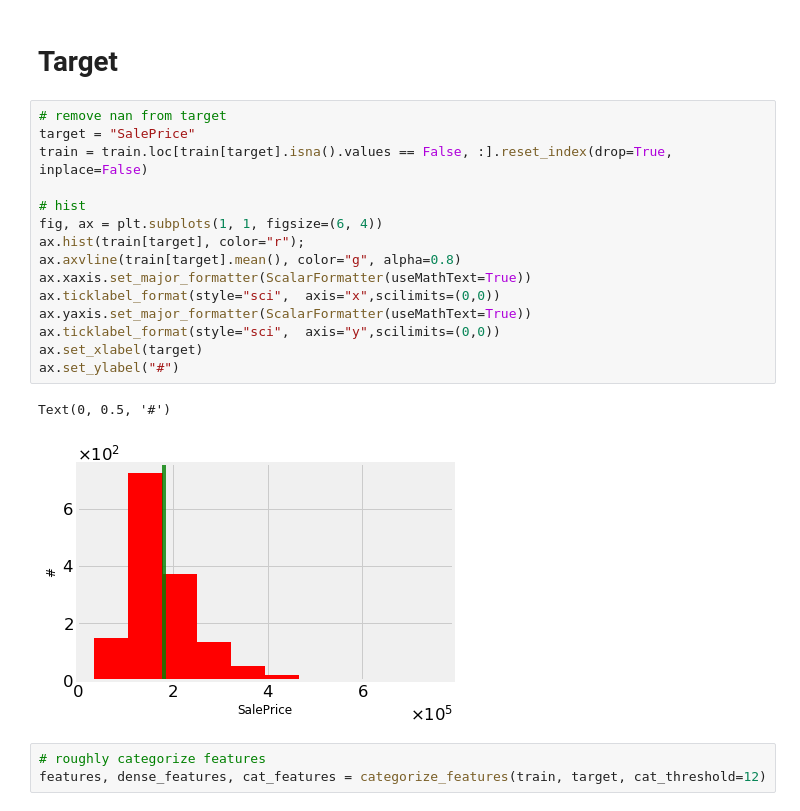
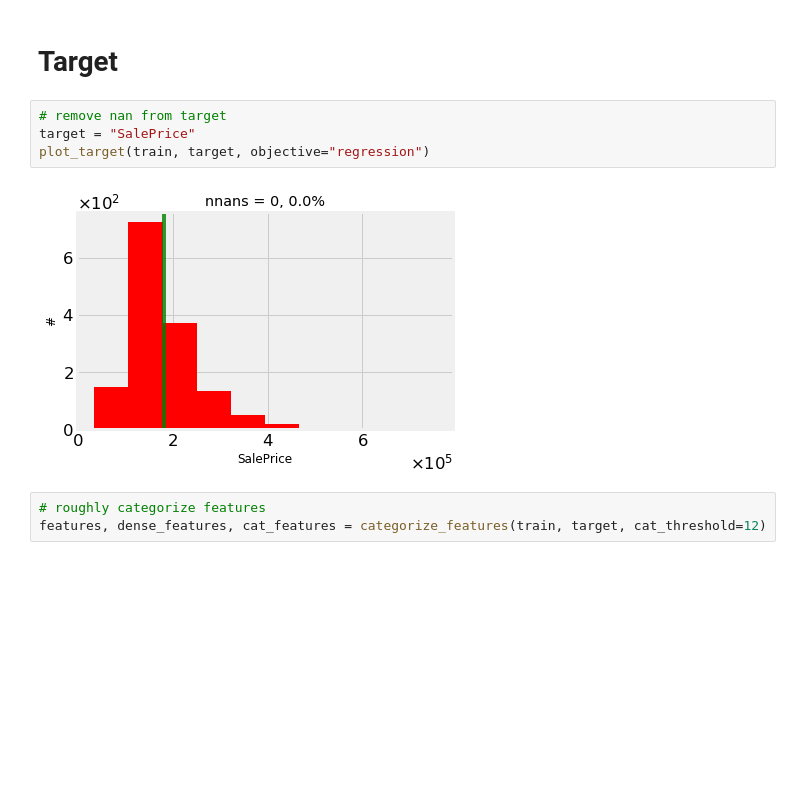
Before and after one commit to katsu1110/DataScienceComp, a Jupyter notebook: EDA_houseprice.ipynb, the cells around one changed output. Drawn from its saved outputs; the diff is of its cells as text; blank space fills up the shorter version.

```diff
--- a/EDA_houseprice.ipynb
+++ b/EDA_houseprice.ipynb
@@ -167,24 +167,12 @@ dtypes: float64(3), int64(35), object(43)
 memory usage: 924.0+ KB
 # %% [markdown]
 # Target
-# %%
-# remove nan from target
-target = "SalePrice"
-train = train.loc[train[target].isna().values == False, :].reset_index(drop=True, inplace=False)
-
-# hist
-fig, ax = plt.subplots(1, 1, figsize=(6, 4))
-ax.hist(train[target], color="r");
-ax.axvline(train[target].mean(), color="g", alpha=0.8)
-ax.xaxis.set_major_formatter(ScalarFormatter(useMathText=True))
-ax.ticklabel_format(style="sci",  axis="x",scilimits=(0,0))
-ax.yaxis.set_major_formatter(ScalarFormatter(useMathText=True))
-ax.ticklabel_format(style="sci",  axis="y",scilimits=(0,0))
-ax.set_xlabel(target)
-ax.set_ylabel("#")
-# %% [output]
-Text(0, 0.5, '#')
-[figure, removed]
+# %%
+# remove nan from target
+target = "SalePrice"
+plot_target(train, target, objective="regression")
+# %% [output]
+[figure, added]
 # %%
 # roughly categorize features
 features, dense_features, cat_features = categorize_features(train, target, cat_threshold=12)
```
Also changed, not shown: parts of 7 cells of this notebook, 3 other files.
